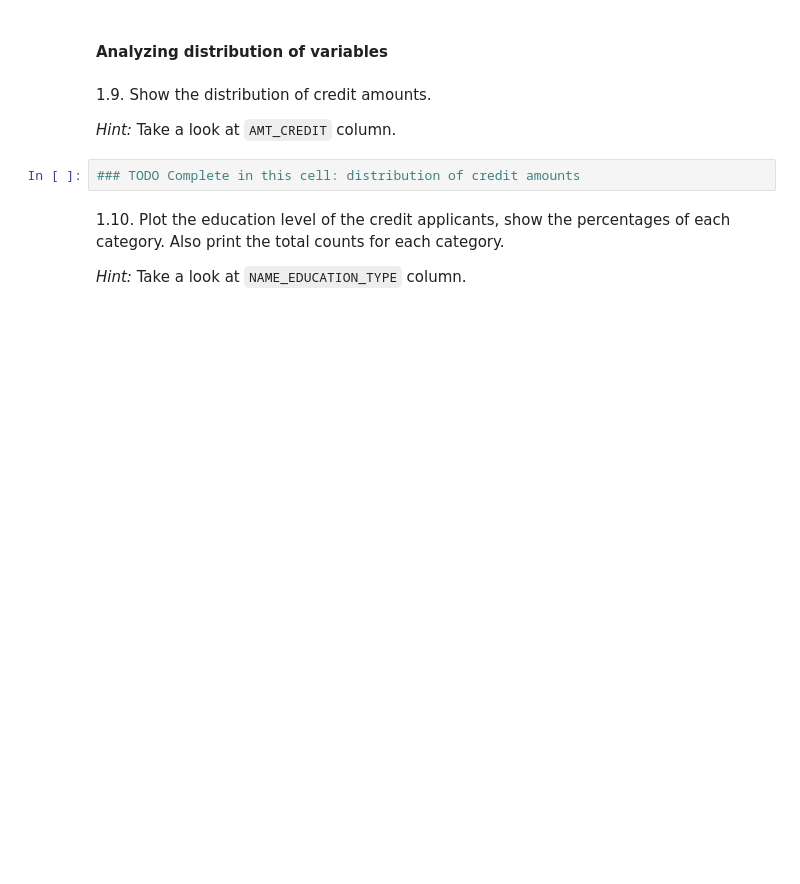
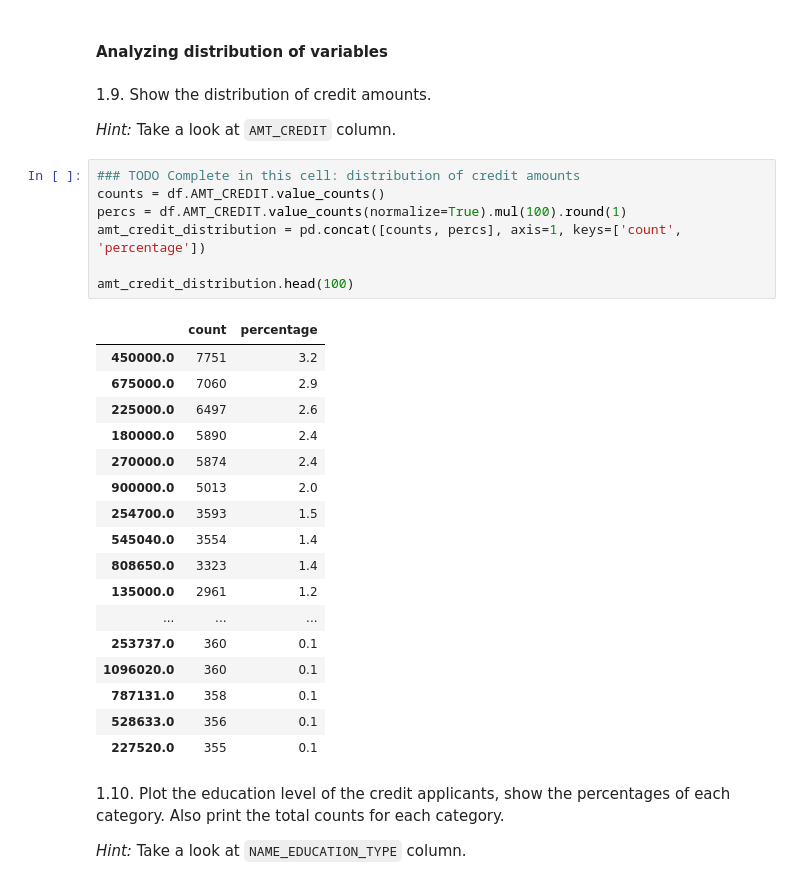
Before and after one commit to murru-dev/anyone-ai-project-2, a Jupyter notebook: AnyoneAI - Sprint Project 02.ipynb, the cells around one changed output. Saved outputs shown, nothing was run; the diff lists cells and outputs as text; blank space fills up the shorter version.

```diff
--- a/AnyoneAI - Sprint Project 02.ipynb
+++ b/AnyoneAI - Sprint Project 02.ipynb
@@ -263,8 +278,31 @@ missing_data_df.sort_values(by='Percent', ascending=False).head(20)
 1.9. Show the distribution of credit amounts.
 
 *Hint:* Take a look at `AMT_CREDIT` column.
-# %%
-### TODO Complete in this cell: distribution of credit amounts
+# %%
+### TODO Complete in this cell: distribution of credit amounts
+counts = df.AMT_CREDIT.value_counts()
+percs = df.AMT_CREDIT.value_counts(normalize=True).mul(100).round(1)
+amt_credit_distribution = pd.concat([counts, percs], axis=1, keys=['count', 'percentage'])
+
+amt_credit_distribution.head(100)
+# %% [output]
+|  | count | percentage |
+| 450000.0 | 7751 | 3.2 |
+| 675000.0 | 7060 | 2.9 |
+| 225000.0 | 6497 | 2.6 |
+| 180000.0 | 5890 | 2.4 |
+| 270000.0 | 5874 | 2.4 |
+| 900000.0 | 5013 | 2.0 |
+| 254700.0 | 3593 | 1.5 |
+| 545040.0 | 3554 | 1.4 |
+| 808650.0 | 3323 | 1.4 |
+| 135000.0 | 2961 | 1.2 |
+| ... | ... | ... |
+| 253737.0 | 360 | 0.1 |
+| 1096020.0 | 360 | 0.1 |
+| 787131.0 | 358 | 0.1 |
+| 528633.0 | 356 | 0.1 |
+| 227520.0 | 355 | 0.1 |
 # %% [markdown]
 1.10. Plot the education level of the credit applicants, show the percentages of each category. Also print the total counts for each category.
 
```
Also changed, not shown: parts of 1 cell of this notebook.
